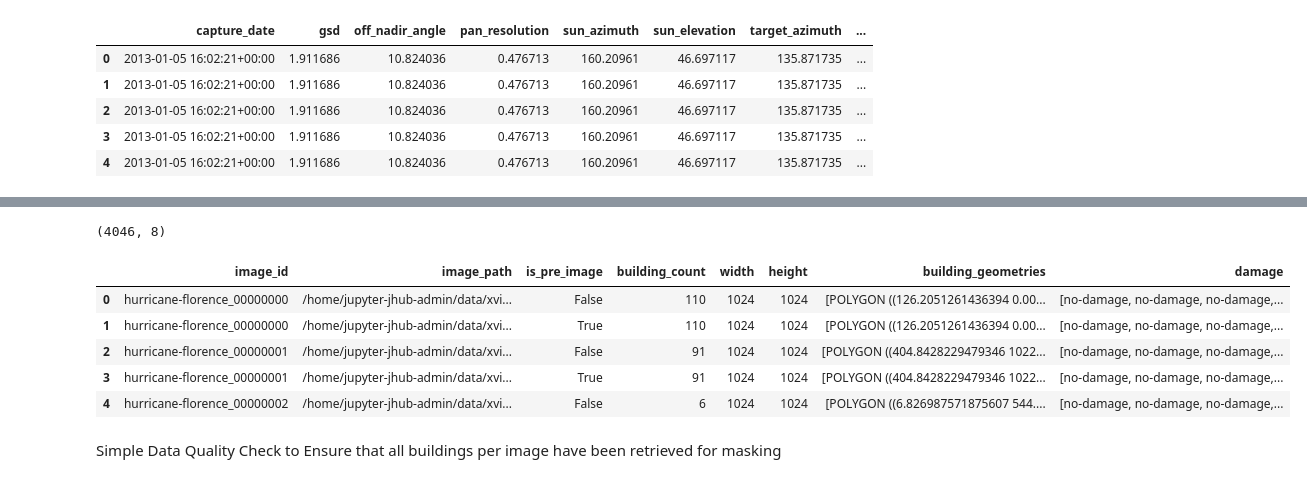
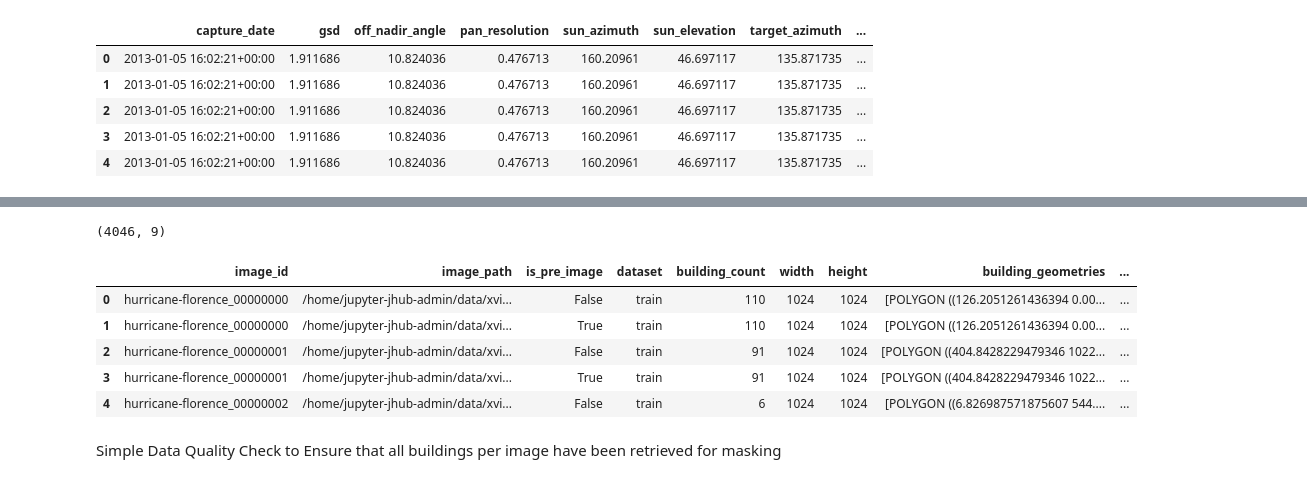
Before and after one commit to cricksmaidiene/alivio, a Jupyter notebook: src/03_data_engineering/generate_challenge_masks.ipynb, the cells around one changed output, grey strips where cells are left out. Saved outputs shown, nothing was run; the diff lists cells and outputs as text; code cells hidden in the pictures.

```diff
--- a/src/03_data_engineering/generate_challenge_masks.ipynb
+++ b/src/03_data_engineering/generate_challenge_masks.ipynb
@@ -118,41 +150,42 @@ img_geometries_df = (
     img_building_df.groupby(["image_id", "image_path", "is_pre_image"])
     .agg(
         {
+            "dataset": "first",
             "building_id": "nunique",
             "width": "first",
             "height": "first",
             "image_polygon": lambda x: list(x),
             "damage": lambda x: list(x),
         }
     )
     .rename(
         columns={
             "building_id": "building_count",
             "image_polygon": "building_geometries",
         }
     )
     .reset_index()
 )
 
 for col_name in ["building_geometries", "damage"]:
     img_geometries_df[col_name] = img_geometries_df[col_name].apply(
         lambda cell: [c for c in cell if c]
     )
 
 img_geometries_df["building_geometries"] = img_geometries_df[
     "building_geometries"
 ].apply(lambda cell: [wkt.loads(c) for c in cell])
 
 print(img_geometries_df.shape)
 img_geometries_df.head()
 # %% [output]
-(4046, 8)
+(4046, 9)
-|  | image_id | image_path | is_pre_image | building_count | width | height | building_geometries | damage |
-| 0 | hurricane-florence_00000000 | /home/jupyter-jhub-admin/data/xvi... | False | 110 | 1024 | 1024 | [POLYGON ((126.2051261436394 0.00... | [no-damage, no-damage, no-damage,... |
-| 1 | hurricane-florence_00000000 | /home/jupyter-jhub-admin/data/xvi... | True | 110 | 1024 | 1024 | [POLYGON ((126.2051261436394 0.00... | [no-damage, no-damage, no-damage,... |
-| 2 | hurricane-florence_00000001 | /home/jupyter-jhub-admin/data/xvi... | False | 91 | 1024 | 1024 | [POLYGON ((404.8428229479346 1022... | [no-damage, no-damage, no-damage,... |
-| 3 | hurricane-florence_00000001 | /home/jupyter-jhub-admin/data/xvi... | True | 91 | 1024 | 1024 | [POLYGON ((404.8428229479346 1022... | [no-damage, no-damage, no-damage,... |
-| 4 | hurricane-florence_00000002 | /home/jupyter-jhub-admin/data/xvi... | False | 6 | 1024 | 1024 | [POLYGON ((6.826987571875607 544.... | [no-damage, no-damage, no-damage,... |
+|  | image_id | image_path | is_pre_image | dataset | building_count | width | height | building_geometries | ... |
+| 0 | hurricane-florence_00000000 | /home/jupyter-jhub-admin/data/xvi... | False | train | 110 | 1024 | 1024 | [POLYGON ((126.2051261436394 0.00... | ... |
+| 1 | hurricane-florence_00000000 | /home/jupyter-jhub-admin/data/xvi... | True | train | 110 | 1024 | 1024 | [POLYGON ((126.2051261436394 0.00... | ... |
+| 2 | hurricane-florence_00000001 | /home/jupyter-jhub-admin/data/xvi... | False | train | 91 | 1024 | 1024 | [POLYGON ((404.8428229479346 1022... | ... |
+| 3 | hurricane-florence_00000001 | /home/jupyter-jhub-admin/data/xvi... | True | train | 91 | 1024 | 1024 | [POLYGON ((404.8428229479346 1022... | ... |
+| 4 | hurricane-florence_00000002 | /home/jupyter-jhub-admin/data/xvi... | False | train | 6 | 1024 | 1024 | [POLYGON ((6.826987571875607 544.... | ... |
 # %% [markdown]
 Simple Data Quality Check to Ensure that all buildings per image have been retrieved for masking
 # %%
```
Also changed, not shown: parts of 36 cells of this notebook, 1 other file.
